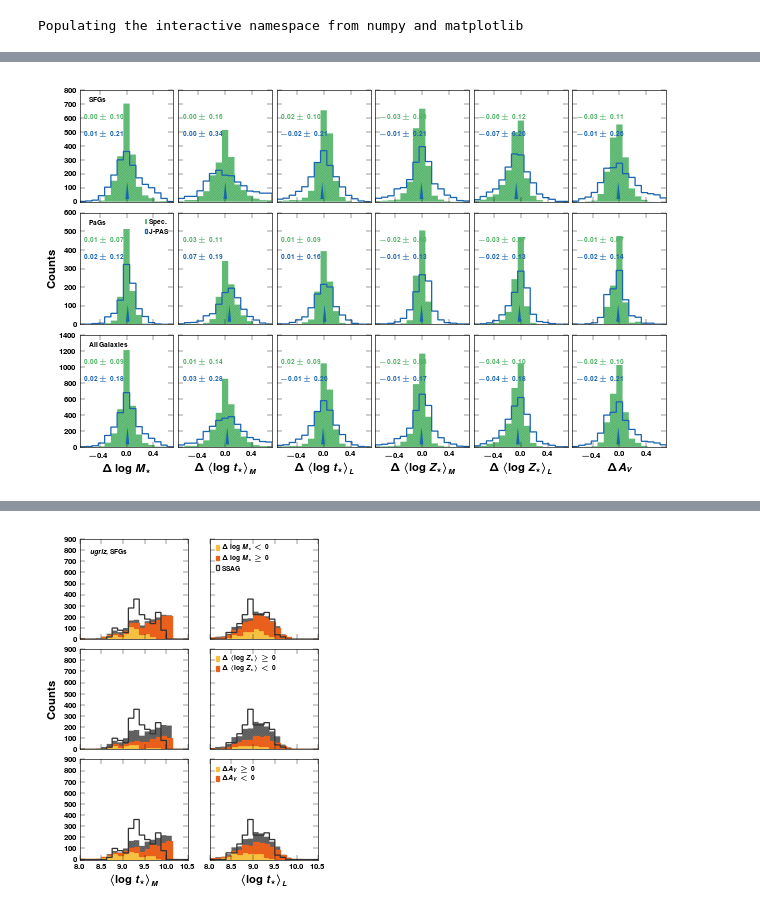
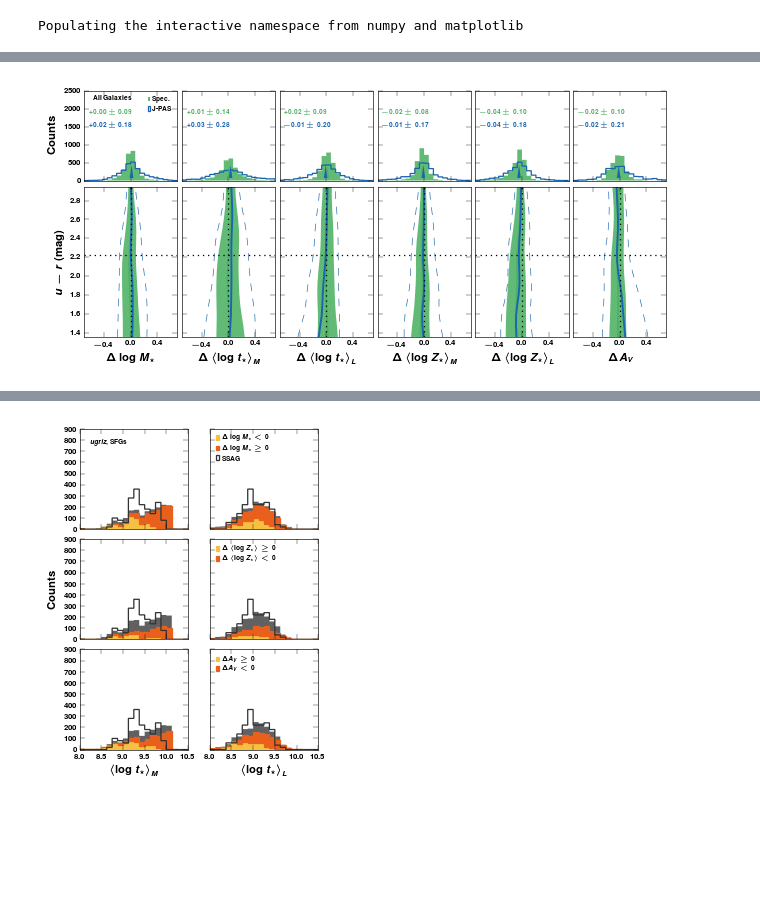
Before and after one commit to ajmejia/notebooks, a Jupyter notebook: TTANearbyUniverseCB13.ipynb, the cells around one changed output, grey strips where cells are left out. Cells and saved outputs as stored; diff of their text form; code cells hidden in the pictures; blank space fills up the shorter version.

Commit message:
fixing color vs residuals/consistency axes limits

```diff
--- a/TTANearbyUniverseCB13.ipynb
+++ b/TTANearbyUniverseCB13.ipynb
@@ -201,9 +201,8 @@ for i, j in product(xrange(axs.shape[0]), xrange(axs.shape[1])):
     med_b = median(residual_b[kw[j]][mask])
     p16_b, p84_b = percentile(residual_b[kw[j]][mask], [16.0, 84.0])
 
-    axs[i, j].hist(residual_h[kw[j]][mask], 15, range=lm, histtype="step", hatch=hatching, color=color_h, lw=0,
-                   label=label_h)
-    axs[i, j].hist(residual_b[kw[j]][mask], 15, range=lm, histtype="step", color=color_b, label=label_b)
+    axs[i, j].hist(residual_h[kw[j]][mask], 20, range=lm, histtype="step", hatch=hatching, color=color_h, lw=0, label=label_h)
+    axs[i, j].hist(residual_b[kw[j]][mask], 20, range=lm, histtype="step", color=color_b, label=label_b)
 
     med_h_axes = axs[i, j].transAxes.inverted().transform(axs[i, j].transData.transform((med_h, 0.0)))+array([0,0.2])
     med_b_axes = axs[i, j].transAxes.inverted().transform(axs[i, j].transData.transform((med_b, 0.0)))+array([0,0.2])
@@ -300,56 +355,79 @@ savefig("{}{}_vs_{}".format("img/", sed_type_h, sed_type_b))
 # %%
 residual_h, residual_b = spec_res, jpas_res
 color_h, color_b = spec_sg[1], jpas_sg[1]
 label_h, label_b = spec_lb, jpas_lb
 sed_type_h, sed_type_b = "spec", "jpas"
+hist_ylm = 0, 2500
+nb = 15
+xlm, ylm = (-0.7, 0.7), (1.3, 3.0)
 #--------------------------------------------------------------------------------
 
-fig, axs = subplots(3, len(kw), figsize=(7, 4.5), sharex=True, sharey="row")
+fig, axs = subplots(1, len(kw), figsize=(7, 3.3), sharex=True, sharey=True)
 
-axs[1, 0].set_ylabel(r"\bf Counts")
+axr = []
+for ax in axs:
+    divider = make_axes_locatable(ax)
+    axr.append(divider.append_axes("top", size="60%", pad=0.07, sharex=ax))
+    axr[-1].set_ylim(hist_ylm)
+    plt.setp(axr[-1].get_xticklabels()+([] if ax.is_first_col() else axr[-1].get_yticklabels()), visible=False)
+axs = row_stack((axr, axs))
 
-lm = xlim(-0.7, +0.7)
+axs[0, 0].set_xlim(xlm)
 axs[0, 0].set_xticks([-0.4, 0, 0.4])
+axs[0, 0].set_ylabel(r"\bf Counts")
+axs[1, 0].set_ylabel(r"\bf $u-r$ (mag)")
 
+bias_h, bias_b = [], []
 for i, j in product(xrange(axs.shape[0]), xrange(axs.shape[1])):
     if i==0:
-        mask = sfgs
-    elif i==1:
-        mask = pags
+        med_h = median(residual_h[kw[j]])
+        p16_h, p84_h = percentile(residual_h[kw[j]], [16.0, 84.0])
+
+        med_b = median(residual_b[kw[j]])
+        p16_b, p84_b = percentile(residual_b[kw[j]], [16.0, 84.0])
+
+        bias_h.append(med_h)
+        bias_b.append(med_b)
+
+        axs[i, j].hist(residual_h[kw[j]], 20, range=xlm, histtype="step", hatch=hatching, color=color_h, lw=0, label=label_h)
+        axs[i, j].hist(residual_b[kw[j]], 20, range=xlm, histtype="step", color=color_b, label=label_b)
+
+        med_h_axes = axs[i, j].transAxes.inverted().transform(axs[i, j].transData.transform((med_h, 0.0)))+array([0,0.2])
+        med_b_axes = axs[i, j].transAxes.inverted().transform(axs[i, j].transData.transform((med_b, 0.0)))+array([0,0.2])
+        axs[i, j].annotate("", med_h_axes, (med_h,0.0), "axes fraction", "data", {"arrowstyle":"wedge","fc":color_h,"ec":"none"})
+        axs[i, j].annotate("", med_b_axes, (med_b,0.0), "axes fraction", "data", {"arrowstyle":"wedge","fc":color_b,"ec":"none"})
+
+        str_h = r"\bf $%+.2f\pm{%.2f}$" % (med_h, (p84_h-p16_h)*0.5)
+        str_b = r"\bf $%+.2f\pm{%.2f}$" % (med_b, (p84_b-p16_b)*0.5)
+        axs[i, j].text(0.05, 0.75, str_h, fontsize=tsize, color=color_h, ha="left", transform=axs[i, j].transAxes)
+        axs[i, j].text(0.05, 0.60, str_b, fontsize=tsize, color=color_b, ha="left", transform=axs[i, j].transAxes)
     else:
-        mask = algs
+        xh, yh, eh = binner(lcolor, residual_h[kw[j]], nb, ylm, "mean")
+        xb, yb, eb = binner(lcolor, residual_b[kw[j]], nb, ylm, "mean")
+
+        axs[i, j].plot(gaussian_filter(yh,1.5), xh, "-", color=color_h, lw=1.5)
+        axs[i, j].fill_betweenx(xh, gaussian_filter(yh-eh[0],1.5), gaussian_filter(yh+eh[1],1.5), color=color_h, hatch=hatching, facecolor="none", lw=0)
+
+        axs[i, j].plot(gaussian_filter(yb,1.5), xb, "-", color=color_b, lw=1.5)
+        axs[i, j].plot(gaussian_filter(yb-eb[0],1.5), xb, "--", color=color_b, lw=0.5)
+        axs[i, j].plot(gaussian_filter(yb+eb[1],1.5), xb, "--", color=color_b, lw=0.5)
+
+        axs[i, j].axvline(ls=":", color="k")
+        axs[i, j].axhline(2.22, ls=":", color="k")
+
         axs[i, j].set_xlabel(res_lbs[kw[j]])
 
-    med_h = median(residual_h[kw[j]][mask])
-    p16_h, p84_h = percentile(residual_h[kw[j]][mask], [16.0, 84.0])
+axs[1, 0].set_ylim(xh[0], xh[-1])
+axs[0, 0].text(0.1, 0.9, algs_lb, fontsize=tsize, ha="left", transform=axs[0, 0].transAxes)
+axs[0, 0].legend(loc=1, handlelength=0.3, handletextpad=0.3)
 
-    med_b = median(residual_b[kw[j]][mask])
-    p16_b, p84_b = percentile(residual_b[kw[j]][mask], [16.0, 84.0])
-
-    axs[i, j].hist(residual_h[kw[j]][mask], 15, range=lm, histtype="step", hatch=hatching, color=color_h, lw=0,
-                   label=label_h)
-    axs[i, j].hist(residual_b[kw[j]][mask], 15, range=lm, histtype="step", color=color_b, label=label_b)
-
-    med_h_axes = axs[i, j].transAxes.inverted().transform(axs[i, j].transData.transform((med_h, 0.0)))+array([0,0.2])
-    med_b_axes = axs[i, j].transAxes.inverted().transform(axs[i, j].transData.transform((med_b, 0.0)))+array([0,0.2])
-    axs[i, j].annotate("", med_h_axes, (med_h,0.0), "axes fraction", "data", {"arrowstyle":"wedge","fc":color_h,"ec":"none"})
-    axs[i, j].annotate("", med_b_axes, (med_b,0.0), "axes fraction", "data", {"arrowstyle":"wedge","fc":color_b,"ec":"none"})
-
-    str_h = r"\bf $%.2f\pm{%.2f}$" % (med_h, (p84_h-p16_h)*0.5)
-    str_b = r"\bf $%.2f\pm{%.2f}$" % (med_b, (p84_b-p16_b)*0.5)
-    axs[i, j].text(0.05, 0.75, str_h, fontsize=tsize, color=color_h, ha="left", transform=axs[i, j].transAxes)
-    axs[i, j].text(0.05, 0.60, str_b, fontsize=tsize, color=color_b, ha="left", transform=axs[i, j].transAxes)
-    if j==0:
-        if i==0: axs[i, j].text(0.1, 0.9, sfgs_lb, fontsize=tsize, ha="left", transform=axs[i, j].transAxes)
-        if i==1: axs[i, j].text(0.1, 0.9, pags_lb, fontsize=tsize, ha="left", transform=axs[i, j].transAxes)
-        if i==2: axs[i, j].text(0.1, 0.9, algs_lb, fontsize=tsize, ha="left", transform=axs[i, j].transAxes)
-
-axs[1, 0].legend(loc=1, handlelength=0.3, handletextpad=0.3)
+bias_h = array(bias_h)
+bias_b = array(bias_b)
 
 fig.tight_layout()
-fig.subplots_adjust(hspace=0.1, wspace=0.05)
+fig.subplots_adjust(wspace=0.05)
 
-savefig("{}{}_vs_{}_hist".format("img/", sed_type_h, sed_type_b))
+savefig("{}{}_vs_{}".format("img/", sed_type_h, sed_type_b))
 # %% [output]
-[figure, old version]
+[figure, new version]
 # %%
```
Also changed, not shown: parts of 5 cells of this notebook.
